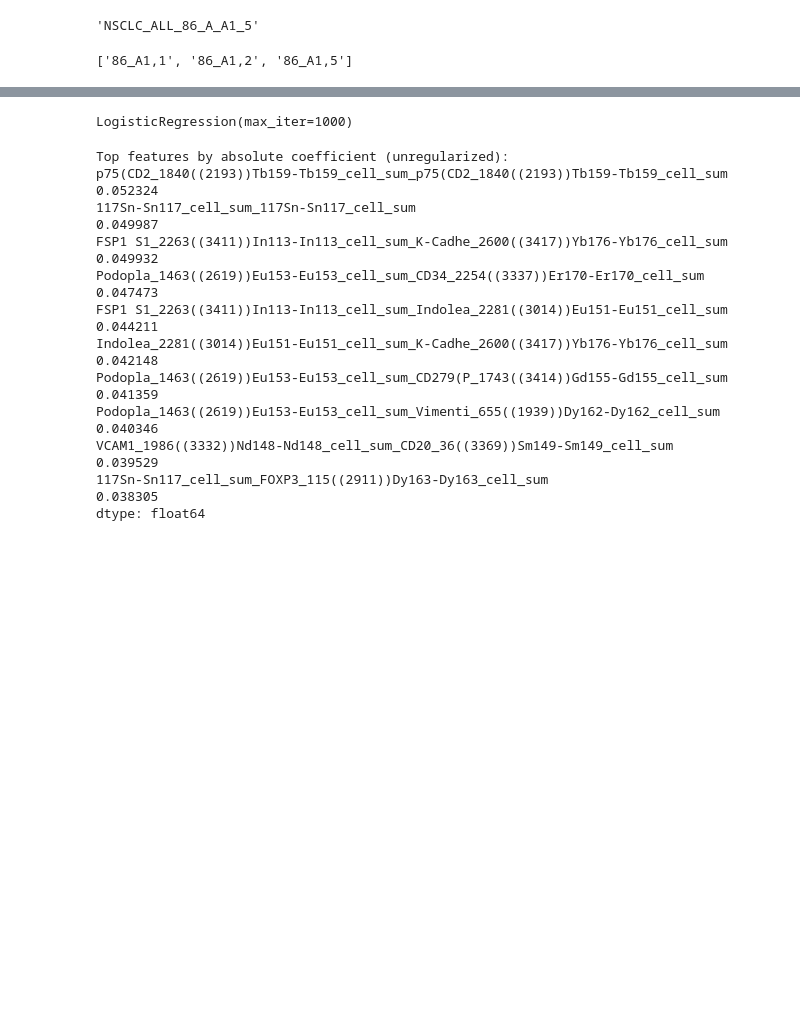
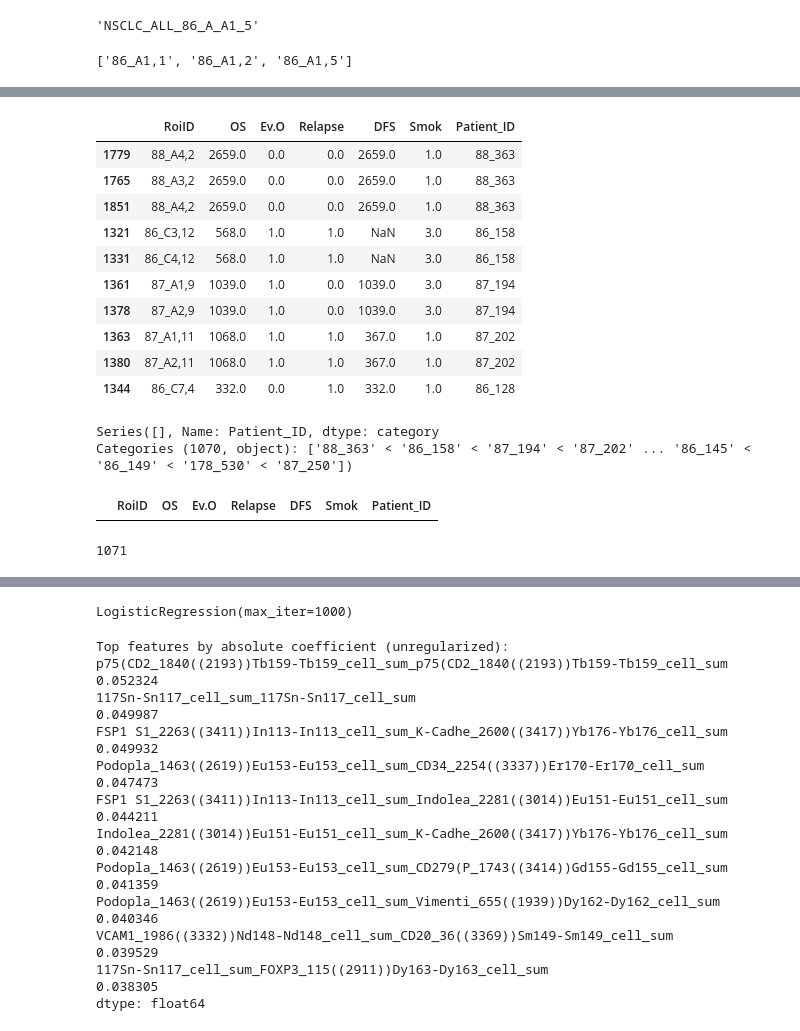
Before and after one commit to QBRC/multiTAP, a Jupyter notebook: notebooks/survival-analysis.ipynb, the cells around one changed output, grey strips where cells are left out. Drawn from its saved outputs; the diff is of its cells as text; code cells hidden in the pictures; blank space fills up the shorter version.

Commit message:
check duplicate for survival

```diff
--- a/notebooks/survival-analysis.ipynb
+++ b/notebooks/survival-analysis.ipynb
@@ -156,3 +198,57 @@ pt_subset
+# %%
+# Count occurrences of each Patient_ID
+counts = pt_subset['Patient_ID'].value_counts()
+
+# Convert to DataFrame
+counts_df = counts.reset_index()
+counts_df.columns = ['Patient_ID', 'Count']
+patient_order = counts.index.tolist()  # list of Patient_ID sorted by count descending
+
+# Convert Patient_ID column to categorical with this order to sort accordingly
+pt_subset['Patient_ID'] = pd.Categorical(pt_subset['Patient_ID'], categories=patient_order, ordered=True)
+
+# Sort the dataframe by Patient_ID categorical order
+sorted_df = pt_subset.sort_values('Patient_ID')
+small_sorted = sorted_df.head(10)
+small_sorted
+# %% [output]
+|  | RoiID | OS | Ev.O | Relapse | DFS | Smok | Patient_ID |
+| 1779 | 88_A4,2 | 2659.0 | 0.0 | 0.0 | 2659.0 | 1.0 | 88_363 |
+| 1765 | 88_A3,2 | 2659.0 | 0.0 | 0.0 | 2659.0 | 1.0 | 88_363 |
+| 1851 | 88_A4,2 | 2659.0 | 0.0 | 0.0 | 2659.0 | 1.0 | 88_363 |
+| 1321 | 86_C3,12 | 568.0 | 1.0 | 1.0 | NaN | 3.0 | 86_158 |
+| 1331 | 86_C4,12 | 568.0 | 1.0 | 1.0 | NaN | 3.0 | 86_158 |
+| 1361 | 87_A1,9 | 1039.0 | 1.0 | 0.0 | 1039.0 | 3.0 | 87_194 |
+| 1378 | 87_A2,9 | 1039.0 | 1.0 | 0.0 | 1039.0 | 3.0 | 87_194 |
+| 1363 | 87_A1,11 | 1068.0 | 1.0 | 1.0 | 367.0 | 1.0 | 87_202 |
+| 1380 | 87_A2,11 | 1068.0 | 1.0 | 1.0 | 367.0 | 1.0 | 87_202 |
+| 1344 | 86_C7,4 | 332.0 | 0.0 | 1.0 | 332.0 | 1.0 | 86_128 |
+# %%
+# among the pt that have multiple TMA, check OS, DFS, Ev.O are consistent within each pt
+columns_to_check = ['OS', 'Ev.O', 'Relapse', 'DFS', 'Smok']
+
+# for each pt check # of unique elements in those columns
+consistency_df = sorted_df.groupby('Patient_ID')[columns_to_check].nunique()
+
+# each column should only have one
+consistency_df['all_consistent'] = (consistency_df <= 1).all(axis=1)
+
+# # get those not consistent
+inconsistent_pt = consistency_df[~consistency_df['all_consistent']].reset_index()['Patient_ID']
+inconsistent_pt
+# %% [output]
+Series([], Name: Patient_ID, dtype: category
+Categories (1070, object): ['88_363' < '86_158' < '87_194' < '87_202' ... '86_145' < '86_149' < '178_530' < '87_250'])
+# %%
+sorted_df[sorted_df['Patient_ID'].isin(inconsistent_pt)]
+# %% [output]
+|  | RoiID | OS | Ev.O | Relapse | DFS | Smok | Patient_ID |
+# %%
+np.unique(pt_subset['Ev.O'], return_counts=True)
+np.unique(pt_subset['Smok'], return_counts=True)
+len(np.unique(pt_subset['Patient_ID']))
+# %% [output]
+1071
 # %%
 combined_df['OS_one_Year'] = pt_subset['OS_one_Year'].values
 combined_df
```
Also changed, not shown: parts of 3 cells of this notebook.
